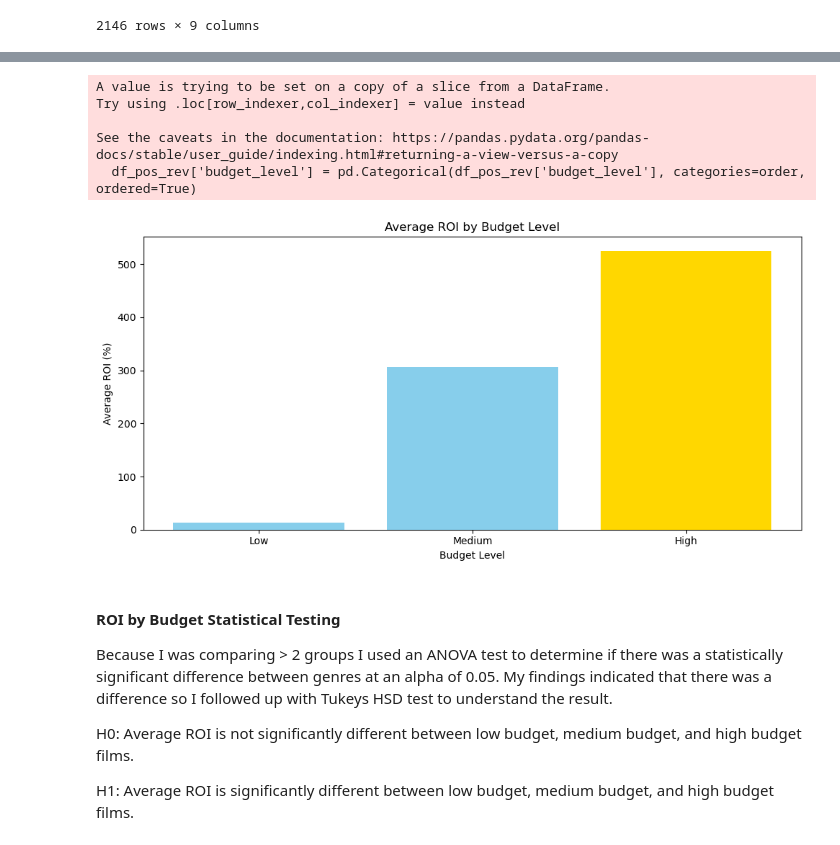
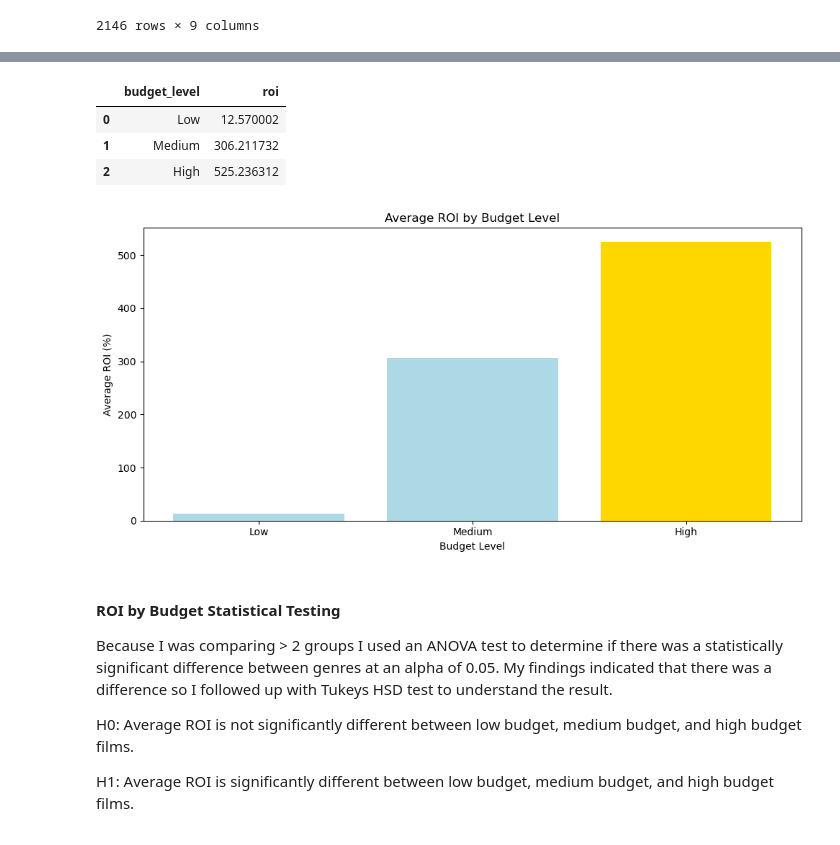
Before and after one commit to elijahlopez94/box_office_statistical_analysis, a Jupyter notebook: box_office_statistical_analysis_notebook.ipynb, the cells around one changed output, grey strips where cells are left out. Saved outputs shown, nothing was run; the diff lists cells and outputs as text; code cells hidden in the pictures.

```diff
--- a/box_office_statistical_analysis.ipynb
+++ b/box_office_statistical_analysis_notebook.ipynb
@@ -765,23 +768,22 @@ ROI for High-budget films: $525.2M
+# %%
+# Calculate the average ROI per budget level
+average_roi = df_pos_rev.groupby('budget_level')['roi'].mean().reset_index()
+average_roi = average_roi.sort_values('budget_level')
+average_roi
+# %% [output]
+|  | budget_level | roi |
+| 0 | Low | 12.570002 |
+| 1 | Medium | 306.211732 |
+| 2 | High | 525.236312 |
 # %%
-# Convert 'budget_level' to a categorical type with the specific order
-order = ['Low', 'Medium', 'High']
-df_pos_rev['budget_level'] = pd.Categorical(df_pos_rev['budget_level'], categories=order, ordered=True)
-
-# Calculate the average ROI per budget level
-average_roi = df_pos_rev.groupby('budget_level')['roi'].mean().reset_index()
-average_roi = average_roi.sort_values('budget_level')
-
-# Find the maximum average ROI
+# Bar chart that highlights budget level with highest ROI
 max_average_roi = average_roi['roi'].max()
 
-# Determine the colors: gold for the highest average ROI, others in blue
-colors = ['gold' if roi == max_average_roi else 'skyblue' for roi in average_roi['roi']]
+colors = ['gold' if roi == max_average_roi else 'lightblue' for roi in average_roi['roi']]
 
-# Define x and y for plotting
 x = average_roi['budget_level']
 y = average_roi['roi']
 
-# Plot the bar graph
 fig, ax = plt.subplots(figsize=(10, 5))
 ax.bar(x, y, color=colors)
 ax.set_title('Average ROI by Budget Level')
@@ -790,11 +792,6 @@ ax.set_ylabel('Average ROI (%)')
 plt.tight_layout();
 # plt.savefig('images/rec2.png')
 # %% [output]
-A value is trying to be set on a copy of a slice from a DataFrame.
-Try using .loc[row_indexer,col_indexer] = value instead
-
-See the caveats in the documentation: https://pandas.pydata.org/pandas-docs/stable/user_guide/indexing.html#returning-a-view-versus-a-copy
-  df_pos_rev['budget_level'] = pd.Categorical(df_pos_rev['budget_level'], categories=order, ordered=True)
 [figure]
 # %% [markdown]
 #### ROI by Budget Statistical Testing
```
Also changed, not shown: parts of 30 cells of this notebook, 4 other files.
